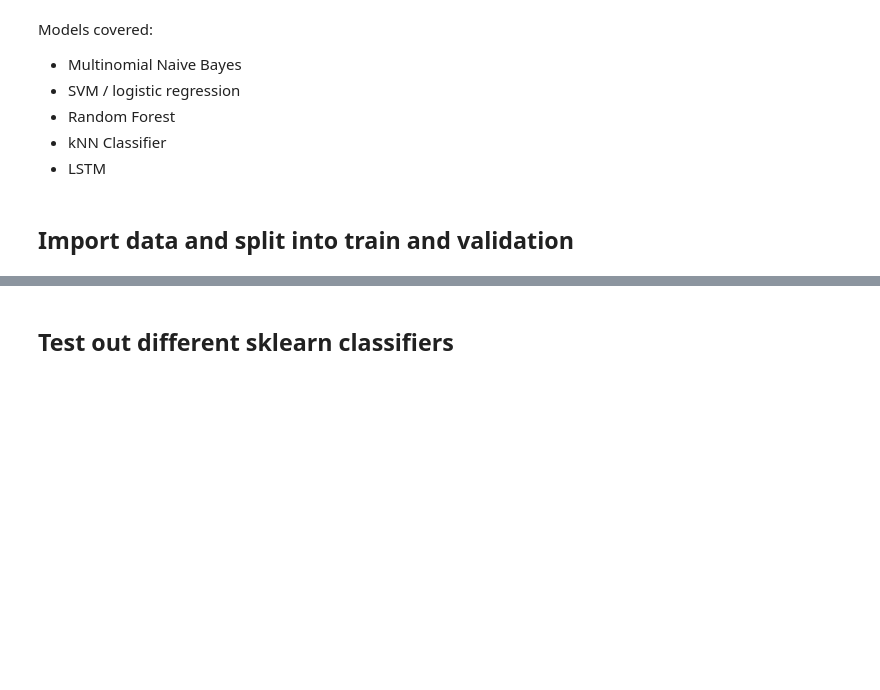
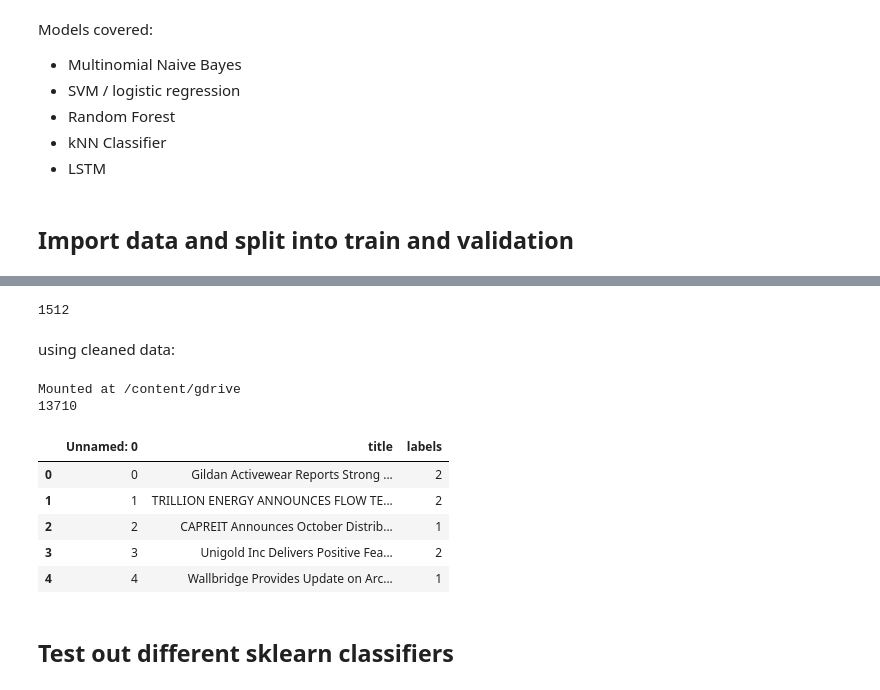
Before and after one commit to ChavChavC/BT4222, a Jupyter notebook: Simple_ML_Models.ipynb, the cells around one changed output, grey strips where cells are left out. Saved outputs shown, nothing was run; the diff lists cells and outputs as text; code cells hidden in the pictures; blank space fills up the shorter version.

Commit message:
test sklearn model aggregation algo using clean data

```diff
--- a/Simple_ML_Models.ipynb
+++ b/Simple_ML_Models.ipynb
@@ -29,7 +29,30 @@ train_data.head()
 | 2 | TORONTO, Nov. 09, 2022 (GLOBE NEW... | Existing Multi-Unit Freshii Franc... | Existing Multi-Unit Freshii Franc... | 0 | 2 | 268 |
 | 3 | VANCOUVER, British Columbia, Oct.... | Fortuna reports production of 101... | Fortuna reports production of 101... | 2 | 2 | 1504 |
 | 4 | VANCOUVER, British Columbia, Oct.... | HYTN Awarded Controlled Drugs and... | HYTN Awarded Controlled Drugs and... | 1 | 2 | 66 |
+# %%
+len(train_data)
+# %% [output]
+1512
 # %%
 from sklearn.model_selection import train_test_split
 
 X_train, X_val, y_train, y_val = train_test_split(train_data["summary_detail_with_title"], train_data["labels"], test_size=0.2, shuffle=True, random_state=4222)
+# %% [markdown]
+using cleaned data:
+# %%
+from google.colab import drive
+drive.mount('/content/gdrive')
+
+data = pd.read_csv("/content/gdrive/My Drive/BT4222/data.csv")
+
+print(len(data))
+data.head()
+# %% [output]
+Mounted at /content/gdrive
+13710
+|  | Unnamed: 0 | title | labels |
+| 0 | 0 | Gildan Activewear Reports Strong ... | 2 |
+| 1 | 1 | TRILLION ENERGY ANNOUNCES FLOW TE... | 2 |
+| 2 | 2 | CAPREIT Announces October Distrib... | 1 |
+| 3 | 3 | Unigold Inc Delivers Positive Fea... | 2 |
+| 4 | 4 | Wallbridge Provides Update on Arc... | 1 |
```
Also changed, not shown: parts of 10 cells of this notebook.
